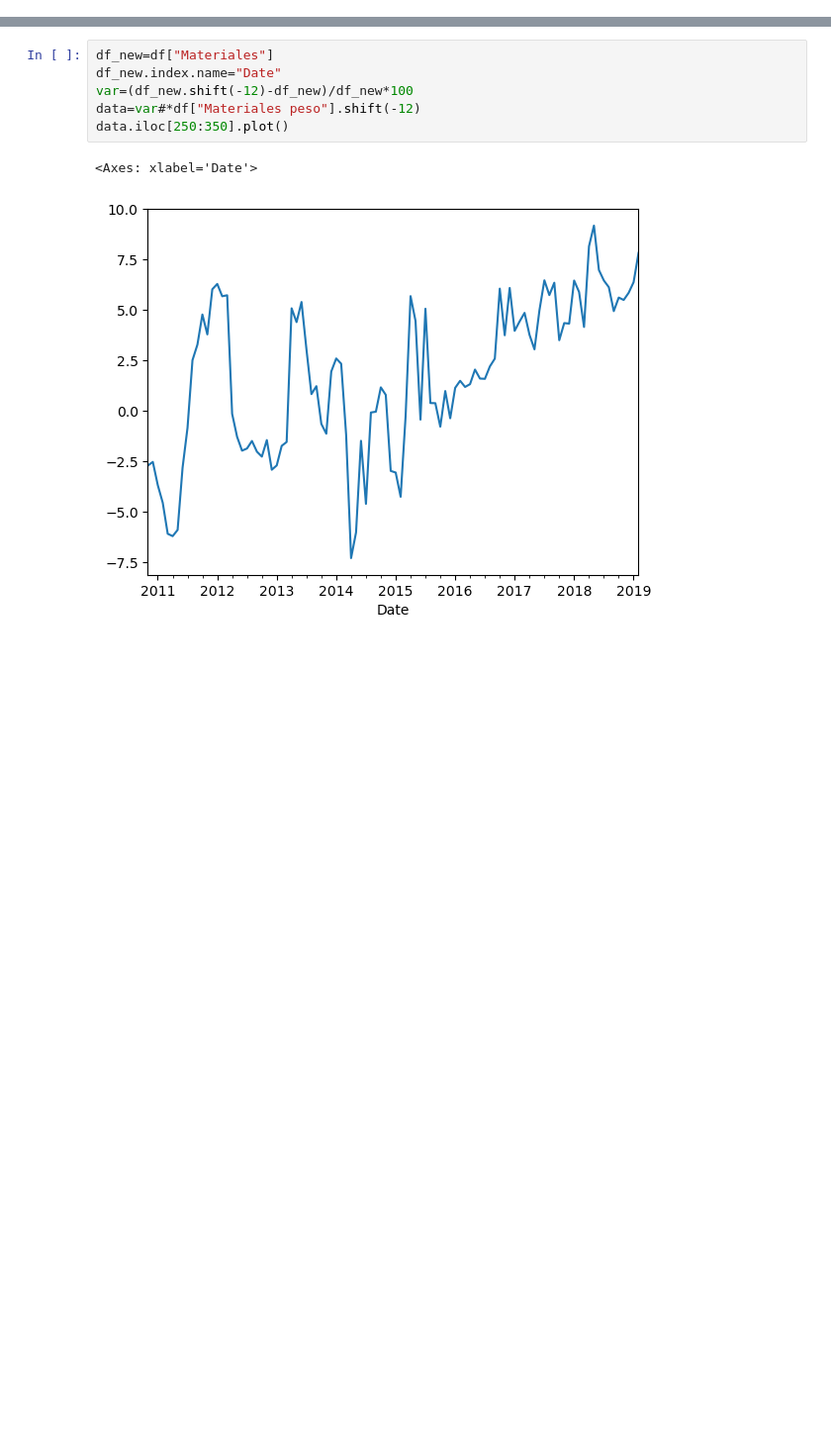
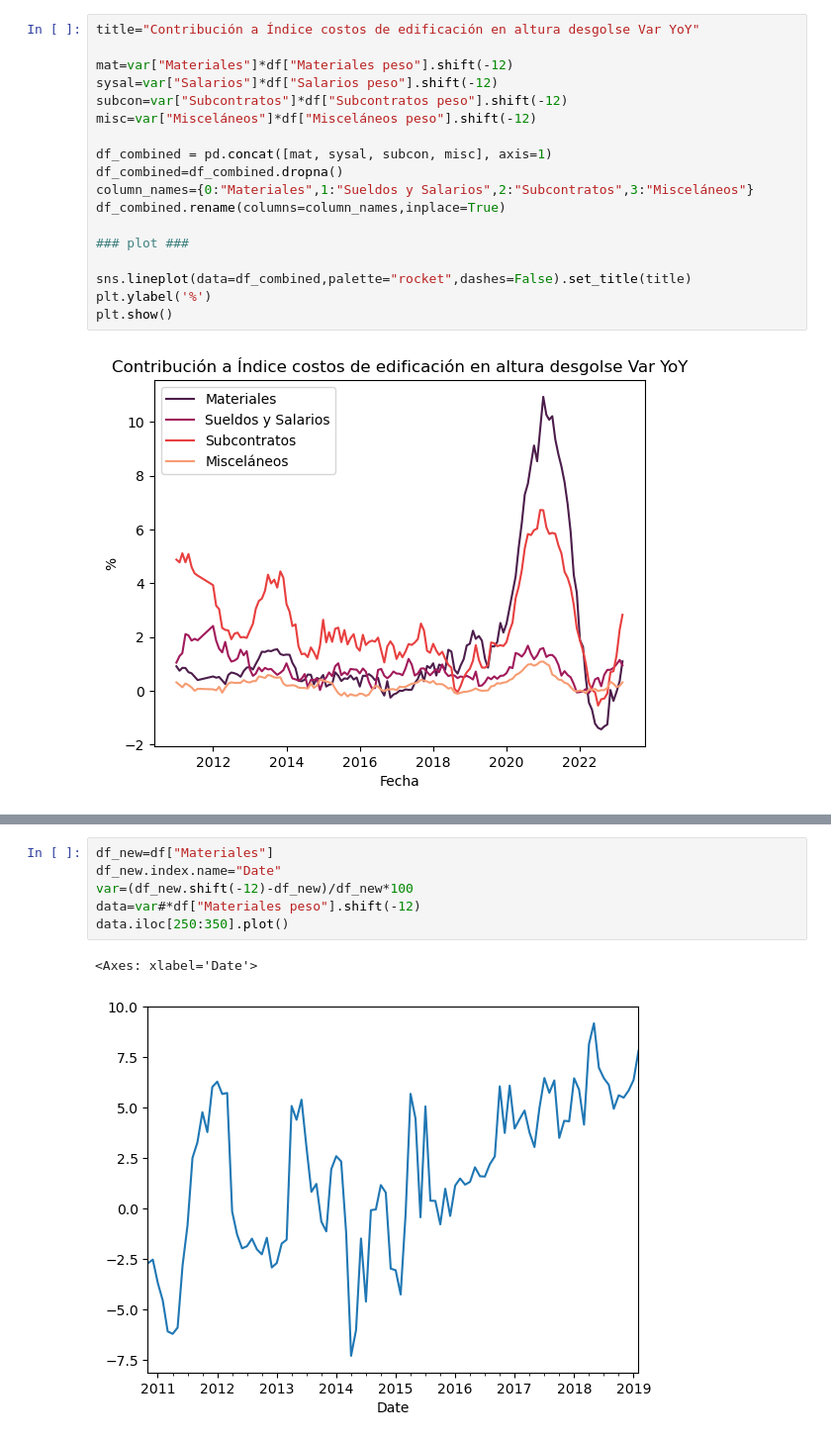
Before and after one commit to atagle123/LV_project, a Jupyter notebook: test.ipynb, the cells around one changed output, grey strips where cells are left out. Shown at 99% size. Cells and saved outputs as stored; diff of their text form; blank space fills up the shorter version.

```diff
--- a/test.ipynb
+++ b/test.ipynb
@@ -9,0 +48,20 @@ import seaborn as sns
+# %%
+title="Contribución a Índice costos de edificación en altura desgolse Var YoY"
+
+mat=var["Materiales"]*df["Materiales peso"].shift(-12)
+sysal=var["Salarios"]*df["Salarios peso"].shift(-12)
+subcon=var["Subcontratos"]*df["Subcontratos peso"].shift(-12)
+misc=var["Misceláneos"]*df["Misceláneos peso"].shift(-12)
+
+df_combined = pd.concat([mat, sysal, subcon, misc], axis=1)
+df_combined=df_combined.dropna()
+column_names={0:"Materiales",1:"Sueldos y Salarios",2:"Subcontratos",3:"Misceláneos"}
+df_combined.rename(columns=column_names,inplace=True)
+
+### plot ###
+
+sns.lineplot(data=df_combined,palette="rocket",dashes=False).set_title(title)
+plt.ylabel('%')
+plt.show()
+# %% [output]
+[figure, added]
```
Also changed, not shown: parts of 29 cells of this notebook, 4 other files.
